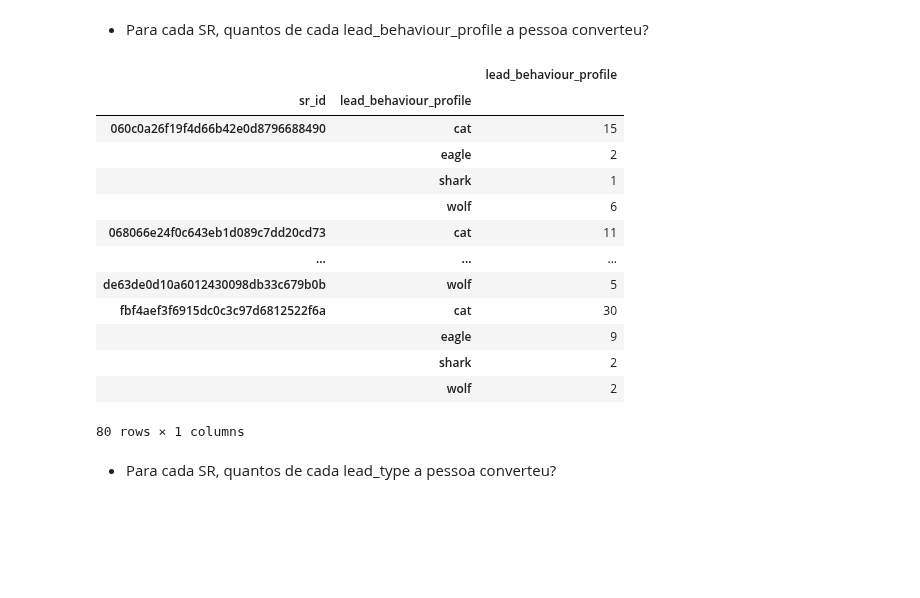
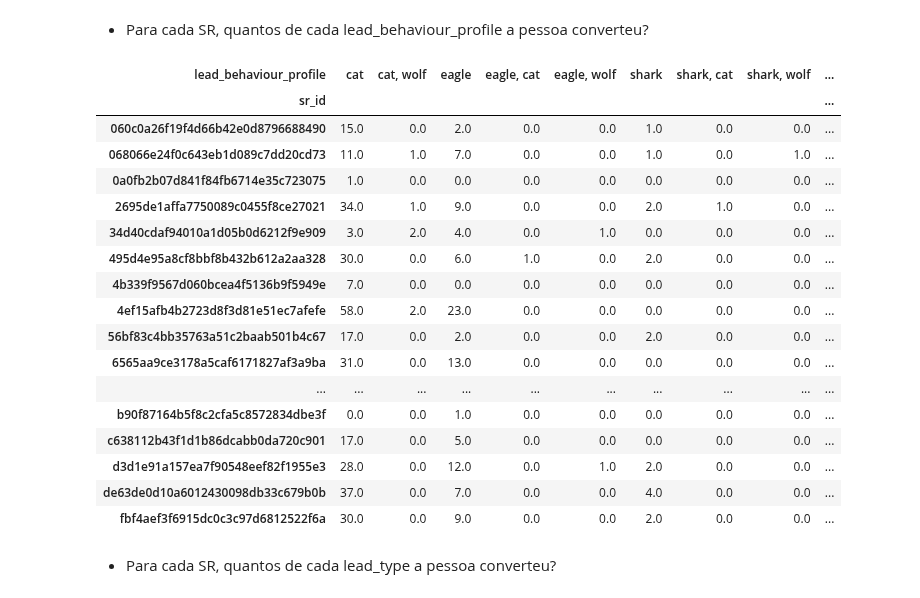
Before and after one commit to lucallegari/project01, a Jupyter notebook: dados01 - olist_mkt_funnel/solution.ipynb, the cells around one changed output. Saved outputs shown, nothing was run; the diff lists cells and outputs as text; code cells hidden in the pictures; blank space fills up the shorter version.

Commit message:
Melhorias no código utilizando pivot_table e solução das questões de taxa por origin e landing_page

```diff
--- a/dados01 - olist_mkt_funnel/solution.ipynb
+++ b/dados01 - olist_mkt_funnel/solution.ipynb
@@ -116,21 +144,25 @@ df3.groupby(['sr_id','business_type']).agg({'business_type': 'count'})
 # %% [markdown]
 - Para cada SR, quantos de cada lead_behaviour_profile a pessoa converteu?
-# %%
-df3.groupby(['sr_id','lead_behaviour_profile']).agg({'lead_behaviour_profile': 'count'})
-# %% [output]
-|  |  | lead_behaviour_profile |
-| sr_id | lead_behaviour_profile |  |
-| 060c0a26f19f4d66b42e0d8796688490 | cat | 15 |
-|  | eagle | 2 |
-|  | shark | 1 |
-|  | wolf | 6 |
-| 068066e24f0c643eb1d089c7dd20cd73 | cat | 11 |
-| ... | ... | ... |
-| de63de0d10a6012430098db33c679b0b | wolf | 5 |
-| fbf4aef3f6915dc0c3c97d6812522f6a | cat | 30 |
-|  | eagle | 9 |
-|  | shark | 2 |
-|  | wolf | 2 |
-80 rows × 1 columns
+# %%
+tabela_mqls.pivot_table(columns='lead_behaviour_profile', index='sr_id', values='is_closed',aggfunc='sum').fillna(0)
+# %% [output]
+| lead_behaviour_profile | cat | cat, wolf | eagle | eagle, cat | eagle, wolf | shark | shark, cat | shark, wolf | ... |
+| sr_id |  |  |  |  |  |  |  |  | ... |
+| 060c0a26f19f4d66b42e0d8796688490 | 15.0 | 0.0 | 2.0 | 0.0 | 0.0 | 1.0 | 0.0 | 0.0 | ... |
+| 068066e24f0c643eb1d089c7dd20cd73 | 11.0 | 1.0 | 7.0 | 0.0 | 0.0 | 1.0 | 0.0 | 1.0 | ... |
+| 0a0fb2b07d841f84fb6714e35c723075 | 1.0 | 0.0 | 0.0 | 0.0 | 0.0 | 0.0 | 0.0 | 0.0 | ... |
+| 2695de1affa7750089c0455f8ce27021 | 34.0 | 1.0 | 9.0 | 0.0 | 0.0 | 2.0 | 1.0 | 0.0 | ... |
+| 34d40cdaf94010a1d05b0d6212f9e909 | 3.0 | 2.0 | 4.0 | 0.0 | 1.0 | 0.0 | 0.0 | 0.0 | ... |
+| 495d4e95a8cf8bbf8b432b612a2aa328 | 30.0 | 0.0 | 6.0 | 1.0 | 0.0 | 2.0 | 0.0 | 0.0 | ... |
+| 4b339f9567d060bcea4f5136b9f5949e | 7.0 | 0.0 | 0.0 | 0.0 | 0.0 | 0.0 | 0.0 | 0.0 | ... |
+| 4ef15afb4b2723d8f3d81e51ec7afefe | 58.0 | 2.0 | 23.0 | 0.0 | 0.0 | 0.0 | 0.0 | 0.0 | ... |
+| 56bf83c4bb35763a51c2baab501b4c67 | 17.0 | 0.0 | 2.0 | 0.0 | 0.0 | 2.0 | 0.0 | 0.0 | ... |
+| 6565aa9ce3178a5caf6171827af3a9ba | 31.0 | 0.0 | 13.0 | 0.0 | 0.0 | 0.0 | 0.0 | 0.0 | ... |
+| ... | ... | ... | ... | ... | ... | ... | ... | ... | ... |
+| b90f87164b5f8c2cfa5c8572834dbe3f | 0.0 | 0.0 | 1.0 | 0.0 | 0.0 | 0.0 | 0.0 | 0.0 | ... |
+| c638112b43f1d1b86dcabb0da720c901 | 17.0 | 0.0 | 5.0 | 0.0 | 0.0 | 0.0 | 0.0 | 0.0 | ... |
+| d3d1e91a157ea7f90548eef82f1955e3 | 28.0 | 0.0 | 12.0 | 0.0 | 1.0 | 2.0 | 0.0 | 0.0 | ... |
+| de63de0d10a6012430098db33c679b0b | 37.0 | 0.0 | 7.0 | 0.0 | 0.0 | 4.0 | 0.0 | 0.0 | ... |
+| fbf4aef3f6915dc0c3c97d6812522f6a | 30.0 | 0.0 | 9.0 | 0.0 | 0.0 | 2.0 | 0.0 | 0.0 | ... |
 # %% [markdown]
 - Para cada SR, quantos de cada lead_type a pessoa converteu?
```
Also changed, not shown: parts of 10 cells of this notebook.
